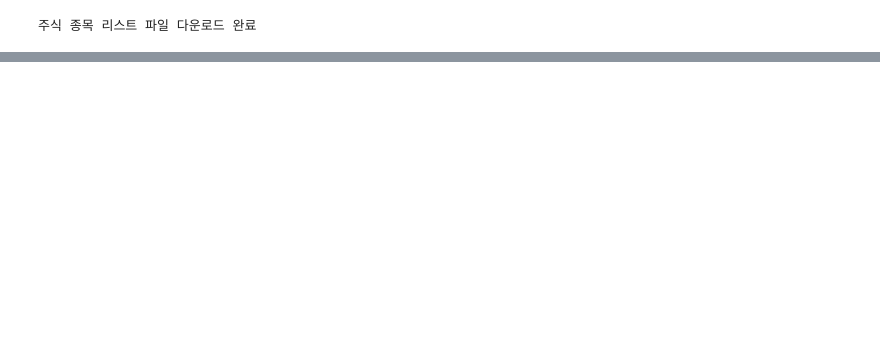
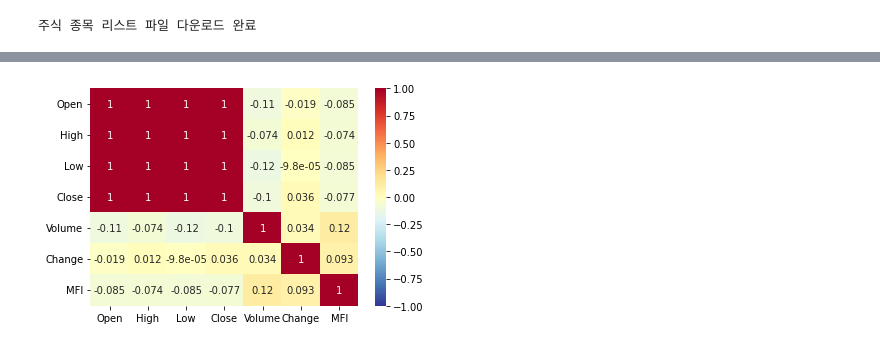
Before and after one commit to spegas/Dacon, a Jupyter notebook: make_train_data.ipynb, the cells around one changed output, grey strips where cells are left out. Cells and saved outputs as stored; diff of their text form; code cells hidden in the pictures; blank space fills up the shorter version.

```diff
--- a/make_train_data.ipynb
+++ b/make_train_data.ipynb
@@ -112,7 +102,0 @@ pd_price
-# %%
-# create 20 days simple moving average column
-pd_price['20_SMA'] = pd_price['Close'].rolling(window = 20, min_periods = 1).mean()
-pd_price['50_SMA'] = pd_price['Close'].rolling(window = 50, min_periods = 1).mean()
-# %%
-pd_price['20_EMA'] = round(pd_price['Close'].ewm(span = 20, adjust = False).mean(), 2)
-pd_price['50_EMA'] = round(pd_price['Close'].ewm(span = 50, adjust = False).mean(), 2)
@@ -290,0 +148,7 @@ plt.show()
+# %%
+if not os.path.exists('base/stock_gubun_info.csv'):
+  pd_stock_gubun_info = pd.DataFrame(list_stock_gubun_info, columns=['종목코드', '업종분류', 'WICS'])
+else:
+  pd_stock_gubun_info = pd.read_csv('base/stock_gubun_info.csv', index_col=0)
+  pd_stock_gubun_info['종목코드'] = pd_stock_gubun_info['종목코드'].apply(lambda x : str(x).zfill(6))
+  print('종목별 업종 코드 정보 존재')
@@ -290,0 +188,3 @@ plt.show()
+# %%
+pd_stock_gubun_info['업종분류'].fillna('None', inplace=True)
+pd_stock_gubun_info['WICS'].fillna('None', inplace=True)
@@ -290,0 +271,80 @@ plt.show()
+# %%
+# for f_index in range(0, pd_stock_list.shape[0]):
+for f_index in range(0, 4):
+  stock_name = pd_stock_list.iloc[f_index][0]
+  stock_code = pd_stock_list.iloc[f_index][1]
+
+  print(stock_name, stock_code)
+
+  price_base_filename = 'price/' + str(stock_code) + str('_price.csv')
+  price_total_filename = 'price/' + str(stock_code) + str('_total_price.csv')
+
+  # 기존에 가격 정보와 보조지표를 계산한 파일이 있으면 skip
+  if os.path.exists(price_total_filename):
+    continue
+  else:
+    pd_fetch_info = pd_stock_gubun_info[pd_stock_gubun_info['종목코드']==stock_code]
+    # print(pd_fetch_info['업종분류'])
+
+    # 종목에 관한 주식이 아니면
+    if pd_fetch_info['업종분류'].values == 'None':
+      print(stock_code, '는 개별 종목 주가가 아님.',)
+      continue
+    else:
+      # 기본 주가 정보를 얻어옴.
+      pd_base_price = pd.read_csv(price_base_filename, header=0)
+      print(' --- pd_base_price --- ')
+      print(pd_base_price.head(3))
+      print(pd_base_price.shape)
+
+      # MFI 값을 계산하기 위한 과정 시작
+      period_of_mfi = 15
+
+      pd_temp_base_price = pd_base_price.loc[period_of_mfi:,]
+      pd_temp_base_price = pd_temp_base_price.reset_index(drop=True)
+      print(' --- pd_temp_base_price --- ')
+      print(pd_temp_base_price.head(3))
+      print(pd_temp_base_price.shape)
+
+      stock_mfi = make_mfi_index(pd_base_price, period_of_mfi)
+      print(pd_base_price.shape[0], len(stock_mfi))
+      #print(stock_mfi)
+
+      pd_stock_mfi = pd.DataFrame(stock_mfi, columns=['MFI'])
+
+      pd_append_mfi = pd.concat([pd_temp_base_price, pd_stock_mfi], axis=1)
+
+      print(' --- pd_append_mfi --- ')
+      print(pd_append_mfi.head(3))
+
+      mfi_corr = pd_append_mfi.corr()
+      print(' --- pd_append_corr() --- ')
+      print(mfi_corr)
+      sns.heatmap(mfi_corr,
+               annot = True,      # 실제 값 화면에 나타내기
+               cmap = 'RdYlBu_r',  # Red, Yellow, Blue 색상으로 표시
+               vmin = -1, vmax = 1, #컬러차트 -1 ~ 1 범위로 표시
+              )
+      plt.show()
+
+      plt.figure(figsize=(12.2,4.5)) #width = 12.2in, height = 4.5
+      plt.plot(pd_stock_mfi['MFI'],  label='MFI')
+      plt.axhline(10, linestyle='--', color = 'orange')  #Over Sold line (Buy)
+      plt.axhline(20, linestyle='--',color = 'blue')  #Over Sold Line (Buy)
+      plt.axhline(80, linestyle='--', color = 'blue')  #Over Bought line (Sell)
+      plt.axhline(90, linestyle='--', color = 'orange')  #Over Bought line (Sell)
+
+      min_price = pd_append_mfi['Close'].min()
+      max_price = pd_append_mfi['Close'].max()
+
+      scale_price = (pd_append_mfi['Close'] - min_price) / (max_price - min_price)
+      scale_price = scale_price * 100
+
+      plt.plot(scale_price, label='Price')
+
+      plt.title('MFI')
+      plt.ylabel('MFI Values',fontsize=18)
+      plt.legend(loc='upper left')
+
+      plt.show()
+# %% [output]
@@ -290,0 +368 @@ plt.show()
+[figure, added]
```
Also changed, not shown: parts of 44 cells of this notebook.
